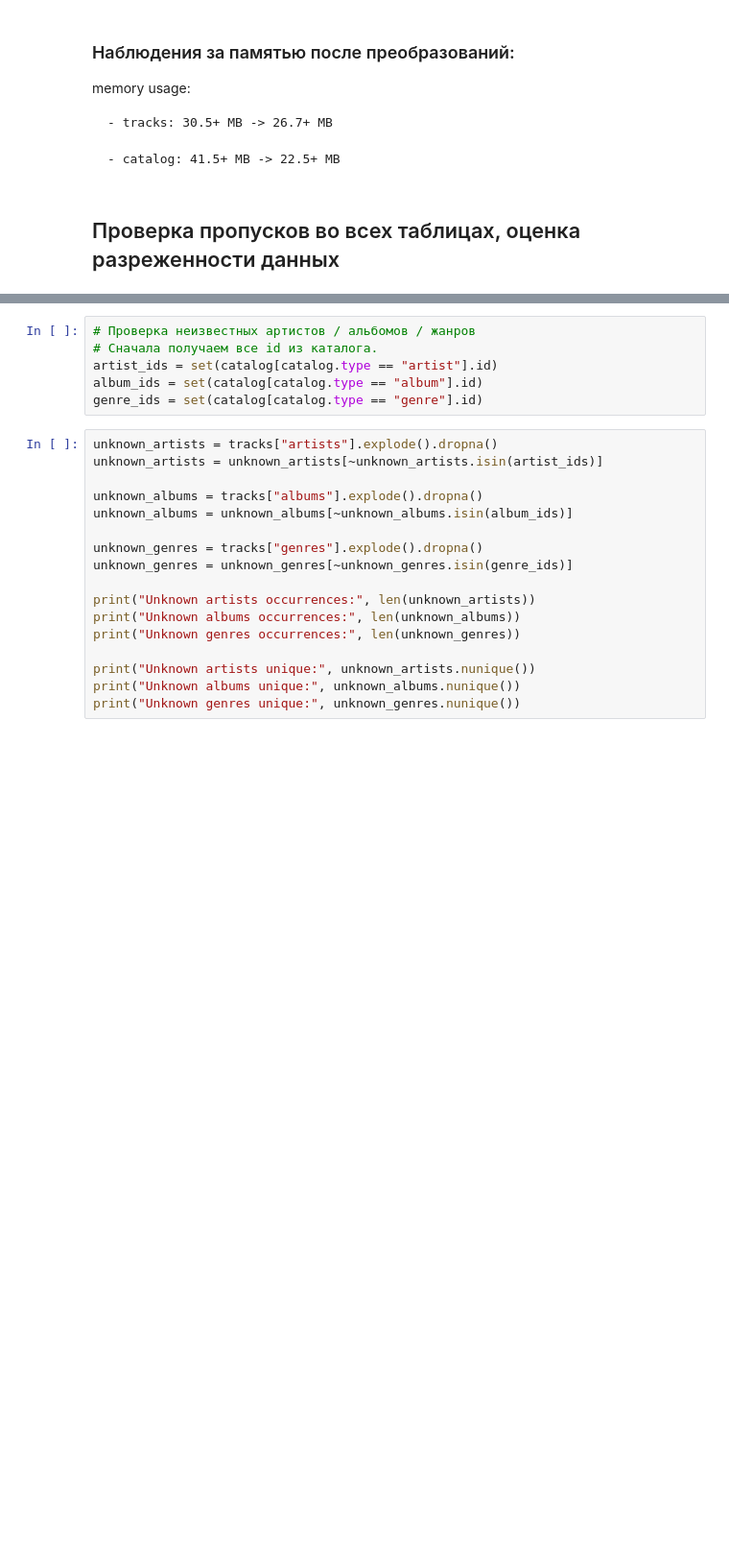
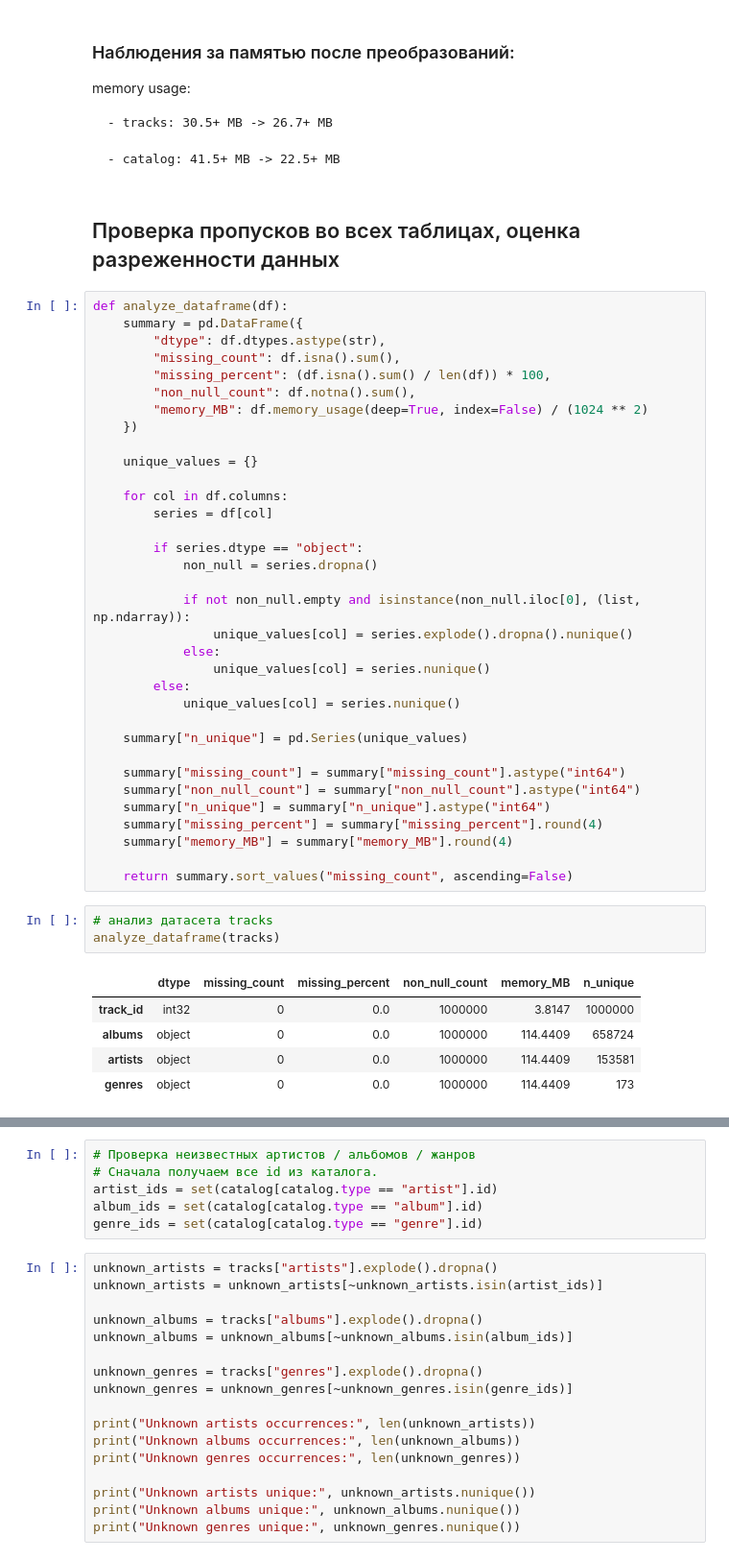
Before and after one commit to Manaam9/mle-project-sprint-4-v001, a Jupyter notebook: recommendations.ipynb, the cells around one changed output, grey strips where cells are left out. Shown at 96% size. Cells and saved outputs as stored; diff of their text form; blank space fills up the shorter version.

Commit message:
описание проекта и анализ пропусков

```diff
--- a/recommendations.ipynb
+++ b/recommendations.ipynb
@@ -228,3 +297,46 @@ memory usage:
     - catalog: 41.5+ MB -> 22.5+ MB
 # %% [markdown]
 ## Проверка пропусков во всех таблицах, оценка разреженности данных
+# %%
+def analyze_dataframe(df):
+    summary = pd.DataFrame({
+        "dtype": df.dtypes.astype(str),
+        "missing_count": df.isna().sum(),
+        "missing_percent": (df.isna().sum() / len(df)) * 100,
+        "non_null_count": df.notna().sum(),
+        "memory_MB": df.memory_usage(deep=True, index=False) / (1024 ** 2)
+    })
+
+    unique_values = {}
+
+    for col in df.columns:
+        series = df[col]
+
+        if series.dtype == "object":
+            non_null = series.dropna()
+
+            if not non_null.empty and isinstance(non_null.iloc[0], (list, np.ndarray)):
+                unique_values[col] = series.explode().dropna().nunique()
+            else:
+                unique_values[col] = series.nunique()
+        else:
+            unique_values[col] = series.nunique()
+
+    summary["n_unique"] = pd.Series(unique_values)
+
+    summary["missing_count"] = summary["missing_count"].astype("int64")
+    summary["non_null_count"] = summary["non_null_count"].astype("int64")
+    summary["n_unique"] = summary["n_unique"].astype("int64")
+    summary["missing_percent"] = summary["missing_percent"].round(4)
+    summary["memory_MB"] = summary["memory_MB"].round(4)
+
+    return summary.sort_values("missing_count", ascending=False)
+# %%
+# анализ датасета tracks
+analyze_dataframe(tracks)
+# %% [output]
+|  | dtype | missing_count | missing_percent | non_null_count | memory_MB | n_unique |
+| track_id | int32 | 0 | 0.0 | 1000000 | 3.8147 | 1000000 |
+| albums | object | 0 | 0.0 | 1000000 | 114.4409 | 658724 |
+| artists | object | 0 | 0.0 | 1000000 | 114.4409 | 153581 |
+| genres | object | 0 | 0.0 | 1000000 | 114.4409 | 173 |
```
Also changed, not shown: parts of 7 cells of this notebook.
